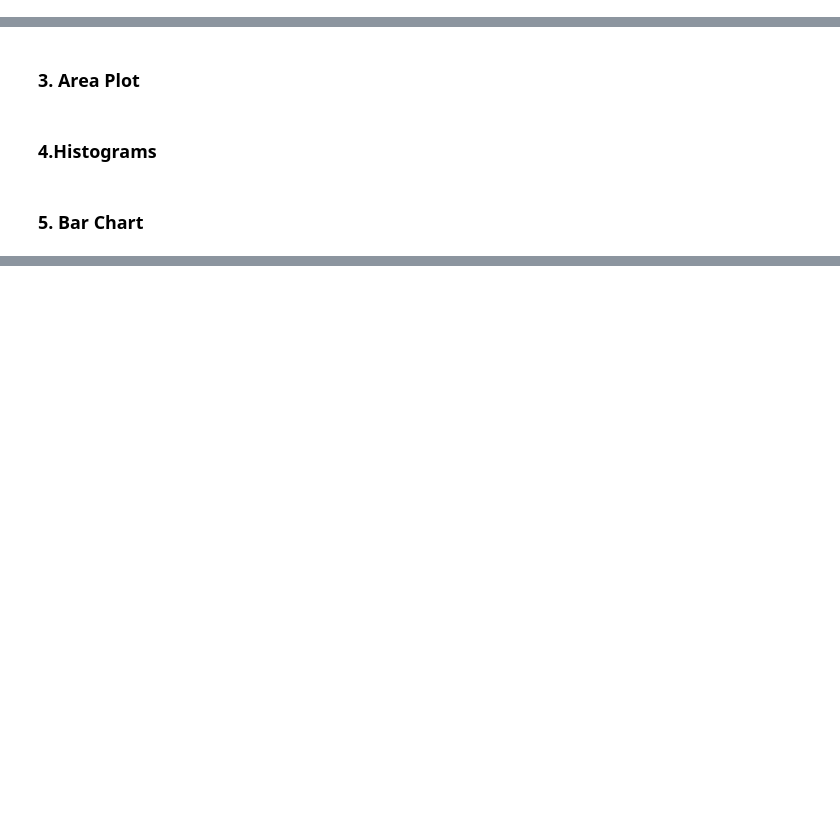
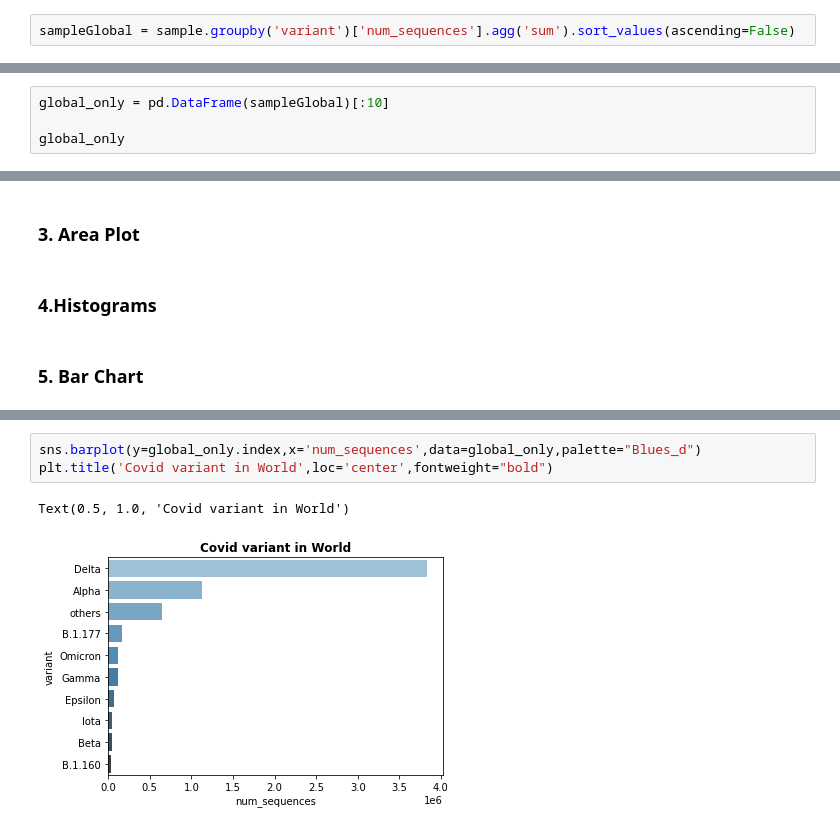
Before and after one commit to AbdulHafidh-AI/Praktikum-Visualisasi-Data, a Jupyter notebook: 2008107010056_AbdulHafidh_Tugas2.ipynb, the cells around one changed output, grey strips where cells are left out. Drawn from its saved outputs; the diff is of its cells as text; blank space fills up the shorter version.

```diff
--- a/2008107010056_AbdulHafidh_Tugas2.ipynb
+++ b/2008107010056_AbdulHafidh_Tugas2.ipynb
@@ -54,0 +296,2 @@ sample.tail(10)
+# %%
+sampleGlobal = sample.groupby('variant')['num_sequences'].agg('sum').sort_values(ascending=False)
@@ -54,0 +315,4 @@ sample.tail(10)
+# %%
+global_only = pd.DataFrame(sampleGlobal)[:10]
+
+global_only
@@ -60,0 +366,6 @@ sample.tail(10)
+# %%
+sns.barplot(y=global_only.index,x='num_sequences',data=global_only,palette="Blues_d")
+plt.title('Covid variant in World',loc='center',fontweight="bold")
+# %% [output]
+Text(0.5, 1.0, 'Covid variant in World')
+[figure, added]
```
Also changed, not shown: parts of 29 cells of this notebook, 1 other file.
